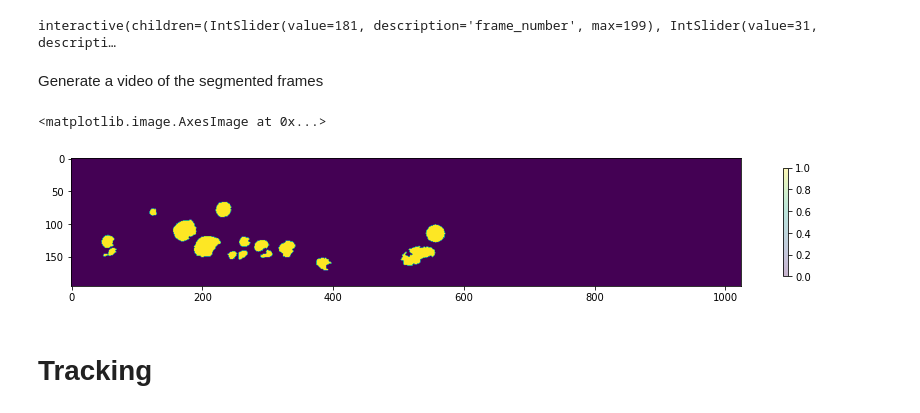
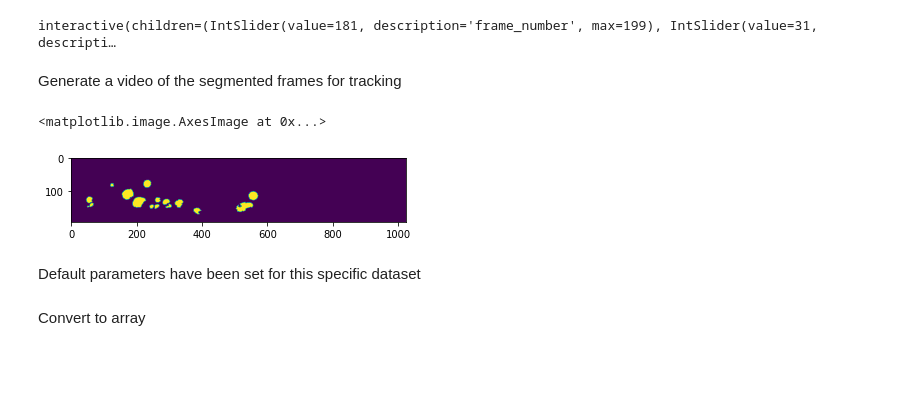
Before and after one commit to yue-here/am_cv, a Jupyter notebook: segment and plot regions - AM.ipynb, the cells around one changed output. Cells and saved outputs as stored; diff of their text form; code cells hidden in the pictures; blank space fills up the shorter version.

Commit message:
Added particle tracking code

```diff
--- a/segment and plot regions - AM.ipynb
+++ b/segment and plot regions - AM.ipynb
@@ -34,5 +35,14 @@ Inspect the data and perform a background correction
 # %%
 def frame_generator(frames, frame_number, background = 19, cropv = (105, 300), croph = (None, None), takelog = True):
+    '''
+    frames: array containing all frames
+    frame_number: specific frame to be returned
+    background: background frame
+    cropv: vertical crop (start, end)
+    croph: horizontal crop (start, end)
+    takelog: take the log of the frame
+    '''
+
     image = frames[frame_number].squeeze() + 0.01 # Add 0.01 to avoid zero division
     background = frames[background].squeeze() + 0.01
     if takelog == True:
@@ -130,7 +149,9 @@ def manual_thresholding(
         original = True,
         opacity = 0.3,
         remove_small = True,
-        min_size = 37):
+        min_size = 37,
+        plot = True,
+        do_return = False):
     image = frame_generator(frames, frame_number, background = 19, cropv = (105, 300), croph = (None, None), takelog = False)
     edges = sobel(image)
     markers = np.zeros_like(edges)
@@ -144,12 +165,14 @@ def manual_thresholding(
     if remove_small:
         out = morphology.remove_small_objects(out, min_size=min_size)
 
-    plt.figure(figsize = (15,10))
-    if original:
-        plt.imshow(image)
-    plt.imshow(out, alpha = opacity)
-    plt.colorbar(shrink = 0.2)
-    # return out
+    if plot:
+        plt.figure(figsize = (15,10))
+        if original:
+            plt.imshow(image)
+        plt.imshow(out, alpha = opacity)
+        plt.colorbar(shrink = 0.2)
+    if do_return:
+        return out
 # %% [output]
 interactive(children=(IntSlider(value=181, description='frame_number', max=199), IntSlider(value=-52, descript…
 # %% [markdown]
@@ -198,22 +221,25 @@ def auto_thresholding(
 # %% [output]
 interactive(children=(IntSlider(value=181, description='frame_number', max=199), IntSlider(value=31, descripti…
 # %% [markdown]
-Generate a video of the segmented frames
+Generate a video of the segmented frames for tracking
 # %%
+# Test a single frame
 out = manual_thresholding(
         frame_number = 181,
         th_low = -52,
         th_high = 12,
         segmentation = True,
         fill = True,
         original = True,
         opacity = 0.3,
         remove_small = True,
-        min_size = 37)
+        min_size = 37,
+        plot = False,
+        do_return = True)
 
 plt.imshow(out)
 # %% [output]
 <matplotlib.image.AxesImage at 0x...>
-[figure, old version]
+[figure, new version]
-# %% [markdown]
-# Tracking
+# %% [markdown]
+Default parameters have been set for this specific dataset
@@ -219,0 +250,2 @@ plt.imshow(out)
+# %% [markdown]
+Convert to array
```
Also changed, not shown: parts of 38 cells of this notebook, 2 other files.
